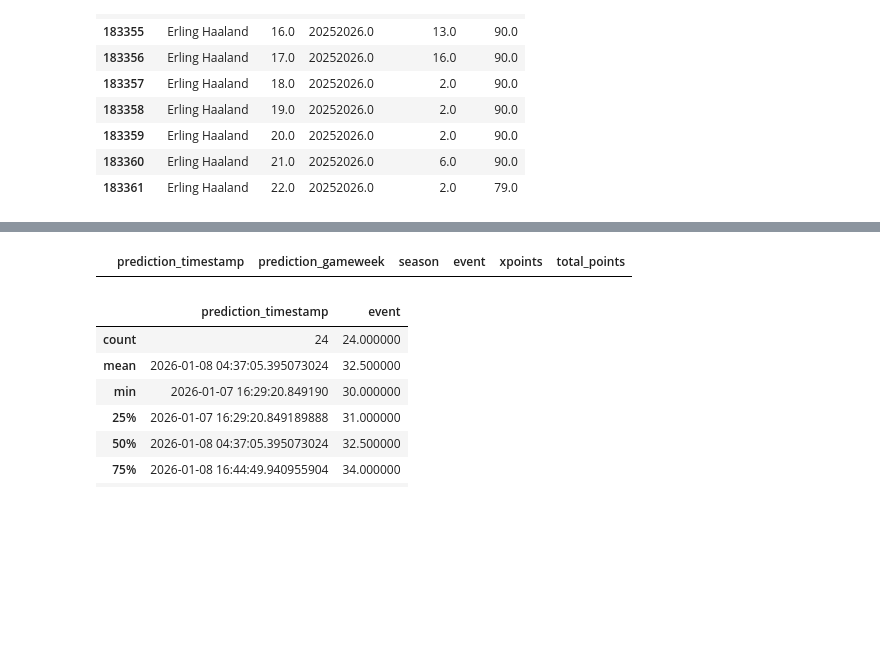
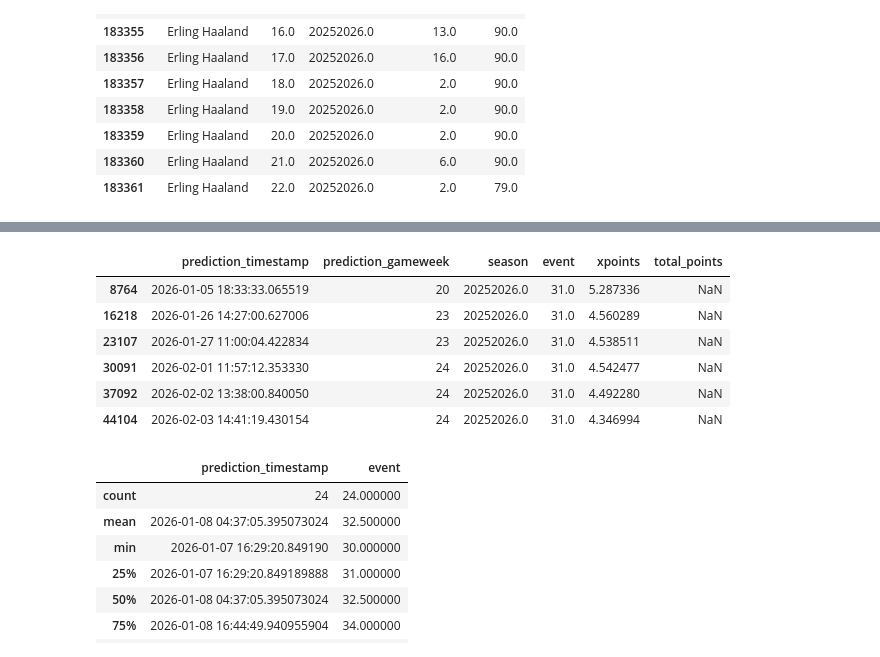
Before and after one commit to chrisimpacts/FPL-Points-Predictor, a Jupyter notebook: 2_FPL-Transform_Predict.ipynb, the cells around one changed output, grey strips where cells are left out. Drawn from its saved outputs; the diff is of its cells as text; code cells hidden in the pictures; blank space fills up the shorter version.

```diff
--- a/2_FPL-Transform_Predict.ipynb
+++ b/2_FPL-Transform_Predict.ipynb
@@ -2034,10 +2034,16 @@ df_complete.columns.to_list()
  'fixture']
 # %%
 filtered = (df_complete['player_name_id'] == 'Bukayo Saka')&(
-    df_complete['season']==20252026) & (df_complete['event']==25)
+    df_complete['season']==20252026) & (df_complete['event']==31)
 df_complete[filtered][['prediction_timestamp','prediction_gameweek','season','event','xpoints','total_points']].sort_values(by='prediction_timestamp')
 # %% [output]
 |  | prediction_timestamp | prediction_gameweek | season | event | xpoints | total_points |
+| 8764 | 2026-01-05 18:33:33.065519 | 20 | 20252026.0 | 31.0 | 5.287336 | NaN |
+| 16218 | 2026-01-26 14:27:00.627006 | 23 | 20252026.0 | 31.0 | 4.560289 | NaN |
+| 23107 | 2026-01-27 11:00:04.422834 | 23 | 20252026.0 | 31.0 | 4.538511 | NaN |
+| 30091 | 2026-02-01 11:57:12.353330 | 24 | 20252026.0 | 31.0 | 4.542477 | NaN |
+| 37092 | 2026-02-02 13:38:00.840050 | 24 | 20252026.0 | 31.0 | 4.492280 | NaN |
+| 44104 | 2026-02-03 14:41:19.430154 | 24 | 20252026.0 | 31.0 | 4.346994 | NaN |
 # %%
 filtered = df_complete['prediction_gameweek']==21
 df_complete[filtered][['prediction_timestamp','player_name_id','event']].describe()
```
Also changed, not shown: parts of 30 cells of this notebook, 3 other files.
